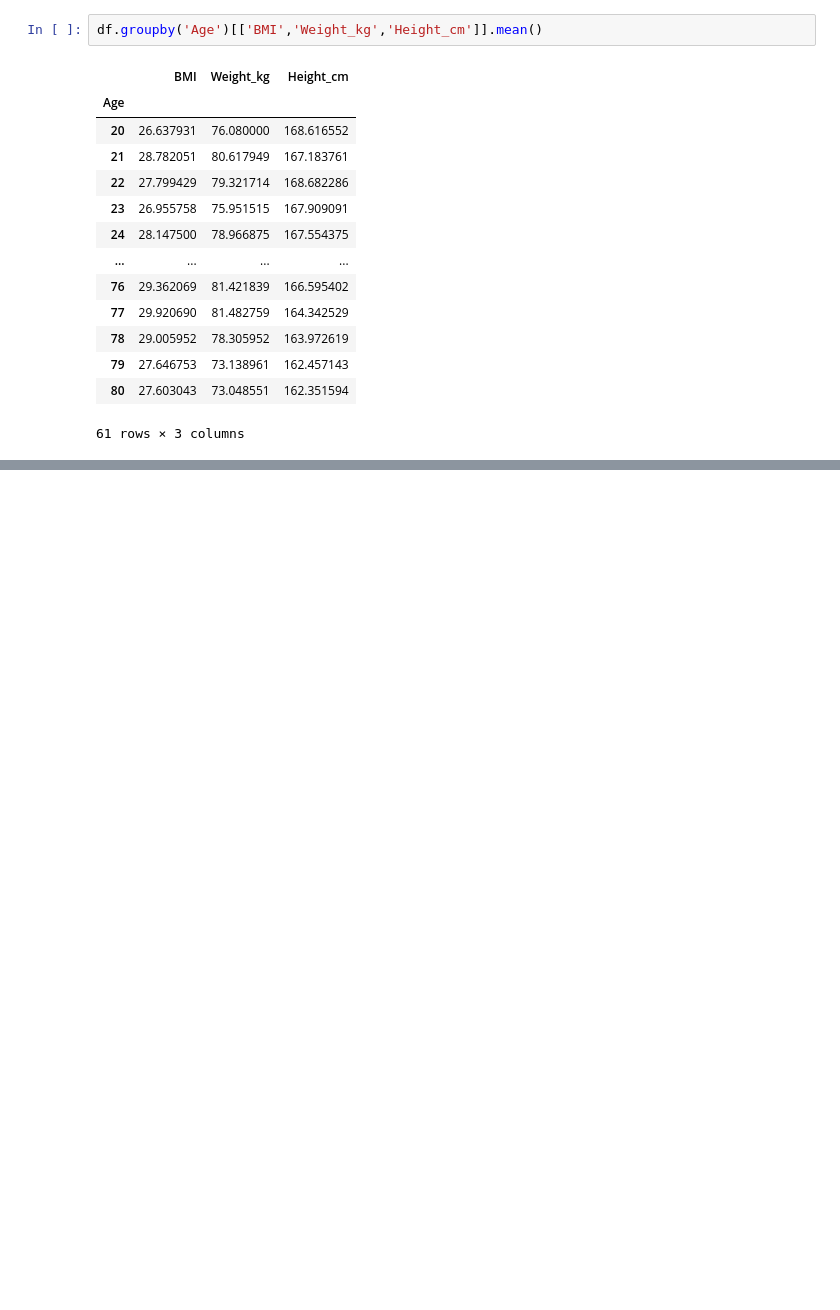
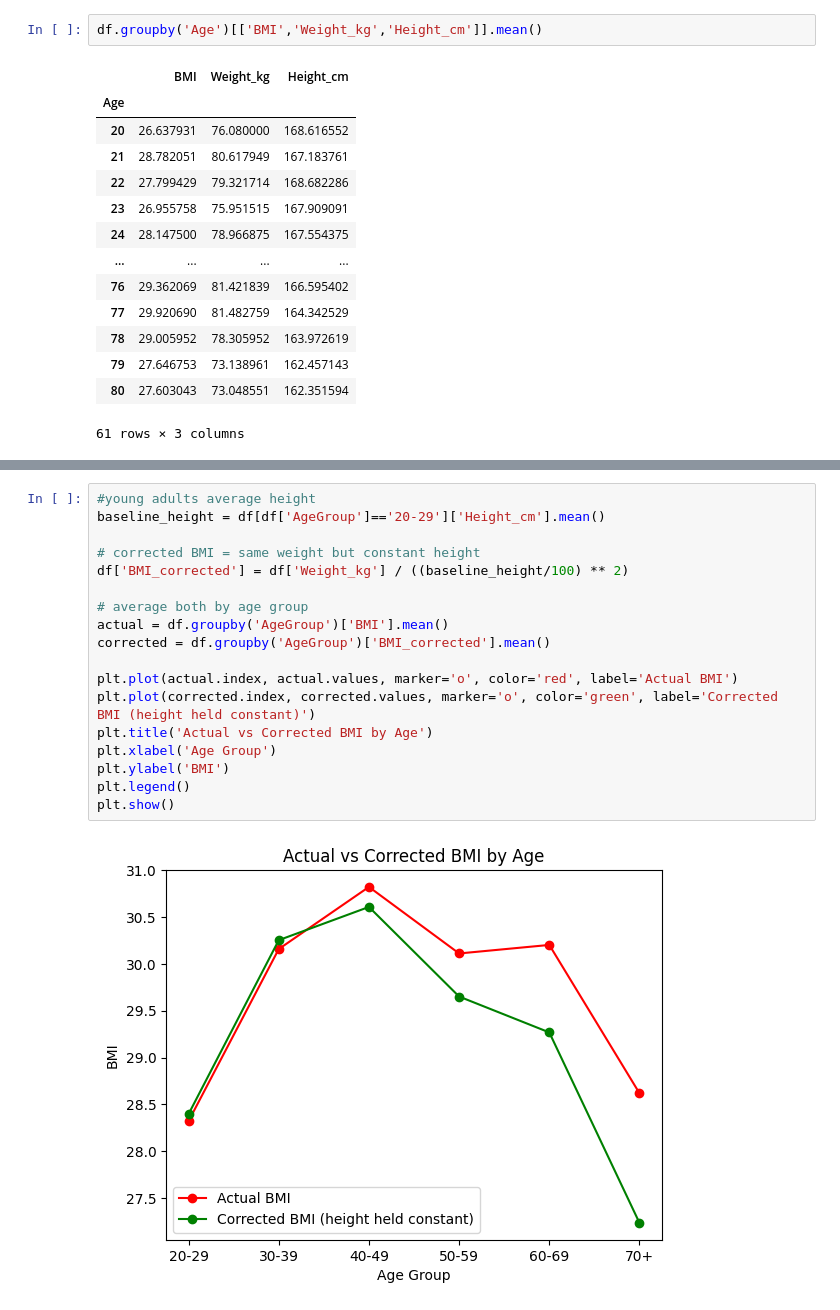
Before and after one commit to tejasabert/NHANES_FTI, a Jupyter notebook: TejasAbert_NHANESFTI_Project.ipynb, the cells around one changed output, grey strips where cells are left out. Cells and saved outputs as stored; diff of their text form; blank space fills up the shorter version.

```diff
--- a/TejasAbert_NHANESFTI_Project.ipynb
+++ b/TejasAbert_NHANESFTI_Project.ipynb
@@ -200,0 +194,20 @@ The maximum BMI is: 86.2
+# %%
+#young adults average height
+baseline_height = df[df['AgeGroup']=='20-29']['Height_cm'].mean()
+
+# corrected BMI = same weight but constant height
+df['BMI_corrected'] = df['Weight_kg'] / ((baseline_height/100) ** 2)
+
+# average both by age group
+actual = df.groupby('AgeGroup')['BMI'].mean()
+corrected = df.groupby('AgeGroup')['BMI_corrected'].mean()
+
+plt.plot(actual.index, actual.values, marker='o', color='red', label='Actual BMI')
+plt.plot(corrected.index, corrected.values, marker='o', color='green', label='Corrected BMI (height held constant)')
+plt.title('Actual vs Corrected BMI by Age')
+plt.xlabel('Age Group')
+plt.ylabel('BMI')
+plt.legend()
+plt.show()
+# %% [output]
+[figure, added]
```
Also changed, not shown: parts of 7 cells of this notebook.
